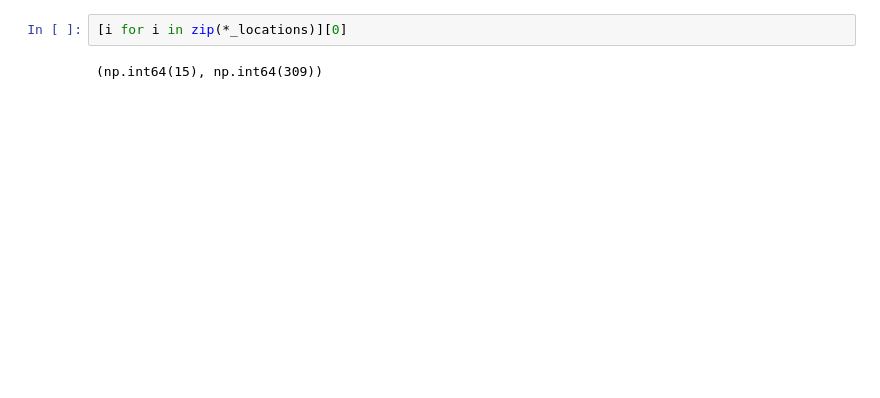
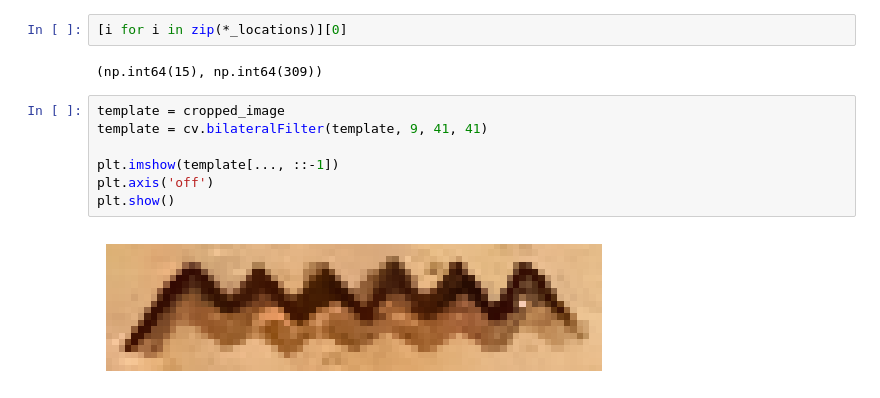
Before and after one commit to seafoodfry/ml-workspace, a Jupyter notebook: gpu-sandbox/vision/003-convolutions-cross-correlations.ipynb, the cells around one changed output. Cells and saved outputs as stored; diff of their text form; blank space fills up the shorter version.

Commit message:
Thought of one more experiment with the template matching
Signed-off-by: seafoodfry <99568361+seafoodfry@users.noreply.github.com>

```diff
--- a/gpu-sandbox/vision/003-convolutions-cross-correlations.ipynb
+++ b/gpu-sandbox/vision/003-convolutions-cross-correlations.ipynb
@@ -808,3 +808,12 @@ _locations[0], _locations[1]
 [i for i in zip(*_locations)][0]
 # %% [output]
 (np.int64(15), np.int64(309))
+# %%
+template = cropped_image
+template = cv.bilateralFilter(template, 9, 41, 41)
+
+plt.imshow(template[..., ::-1])
+plt.axis('off')
+plt.show()
+# %% [output]
+[figure, added]
```
Also changed, not shown: parts of 9 cells of this notebook.
